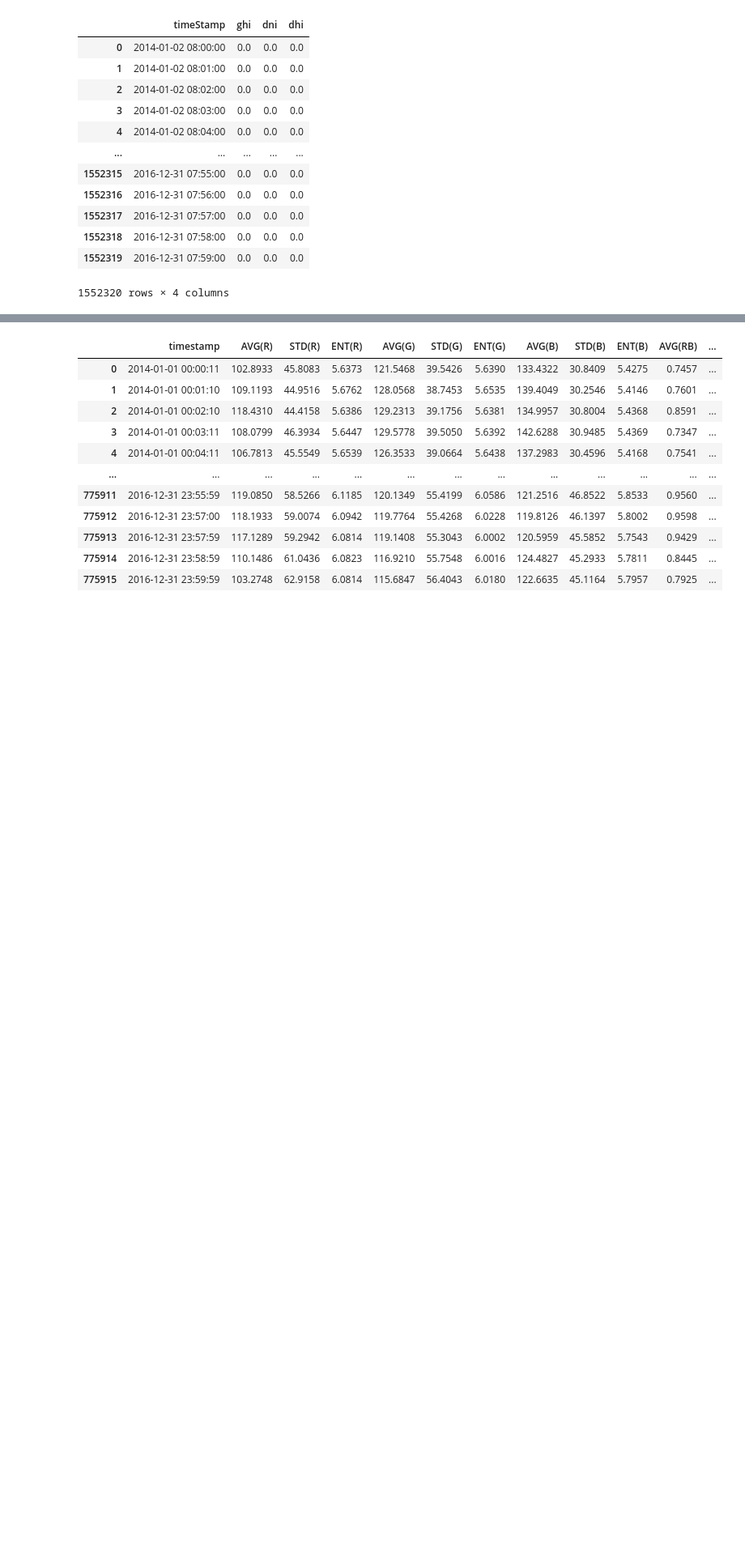
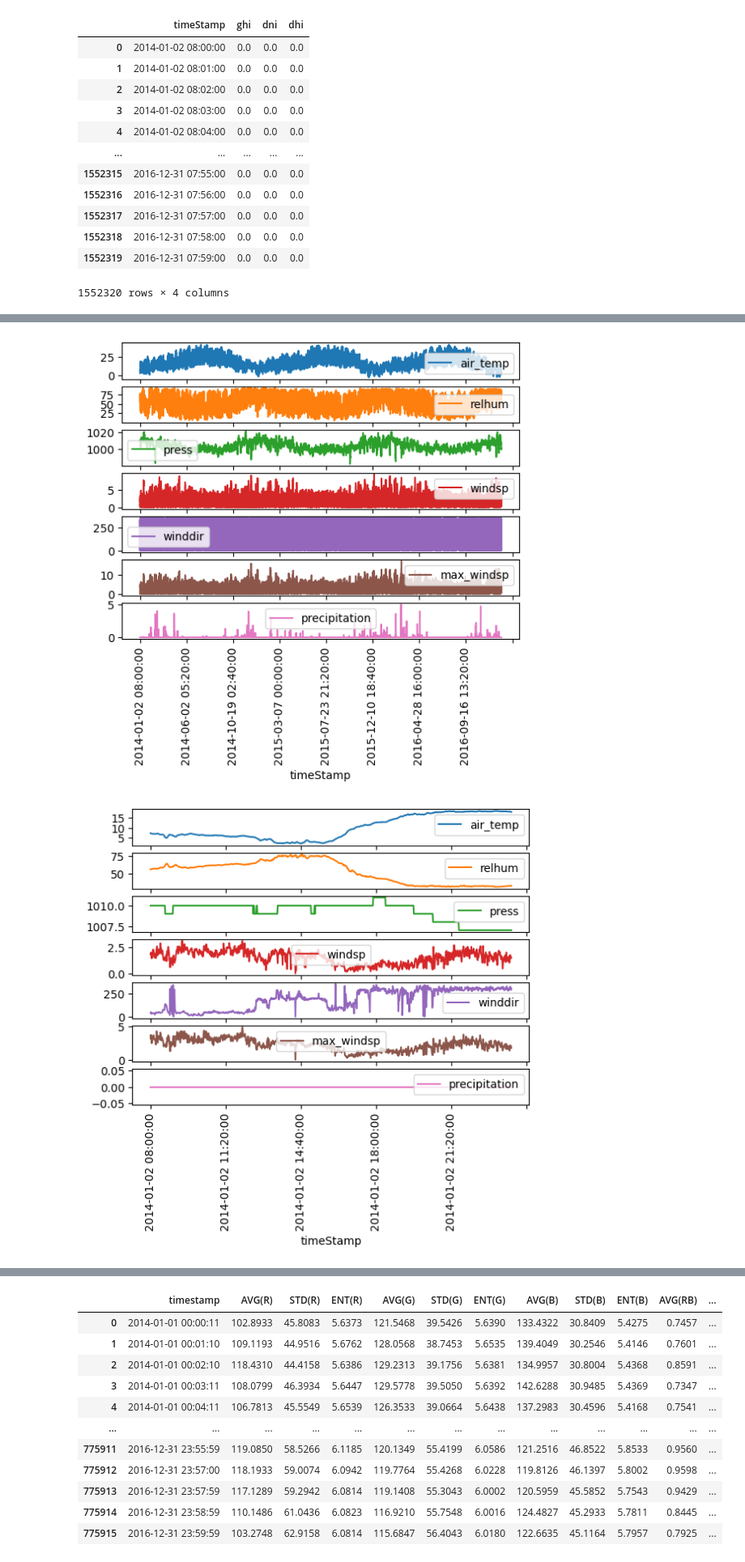
Before and after one commit to Adamouization/Solar-Irradiance-Forecasting, a Jupyter notebook: src/EDA.ipynb, the cells around one changed output, grey strips where cells are left out. Shown at 81% size. Saved outputs shown, nothing was run; the diff lists cells and outputs as text; code cells hidden in the pictures; blank space fills up the shorter version.

```diff
--- a/src/EDA.ipynb
+++ b/src/EDA.ipynb
@@ -34,0 +85,7 @@ pd.read_csv("../data/Folsom_satellite.csv")
+# %%
+plot_cols=["air_temp", "relhum", "press", "windsp", "winddir", "max_windsp", "precipitation"]
+eda.plot_time_series(df=df_weather, time_col="timeStamp", plot_cols=plot_cols)
+eda.plot_time_series(df=df_weather[:960], time_col="timeStamp", plot_cols=plot_cols)
+# %% [output]
+[figure, added]
+[figure, added]
```
Also changed, not shown: parts of 16 cells of this notebook, 1 other file.
